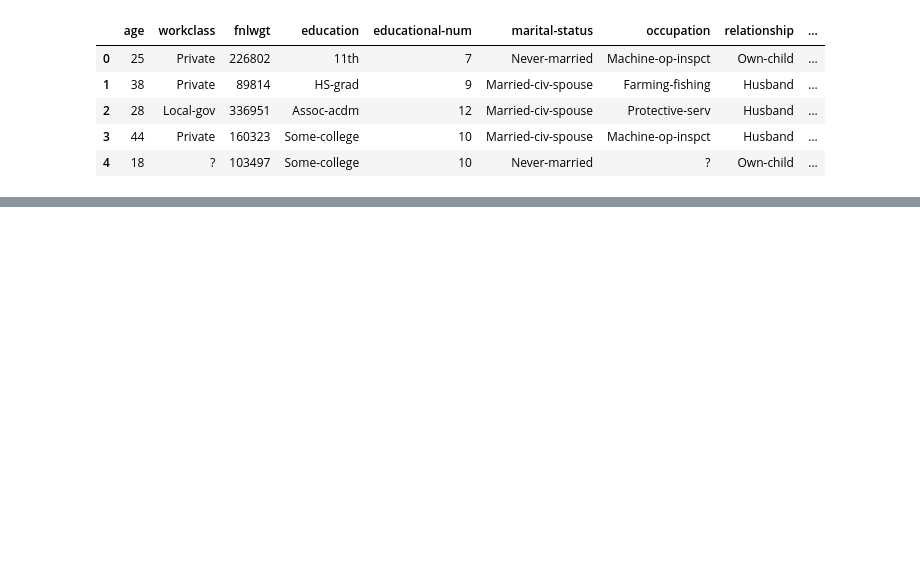
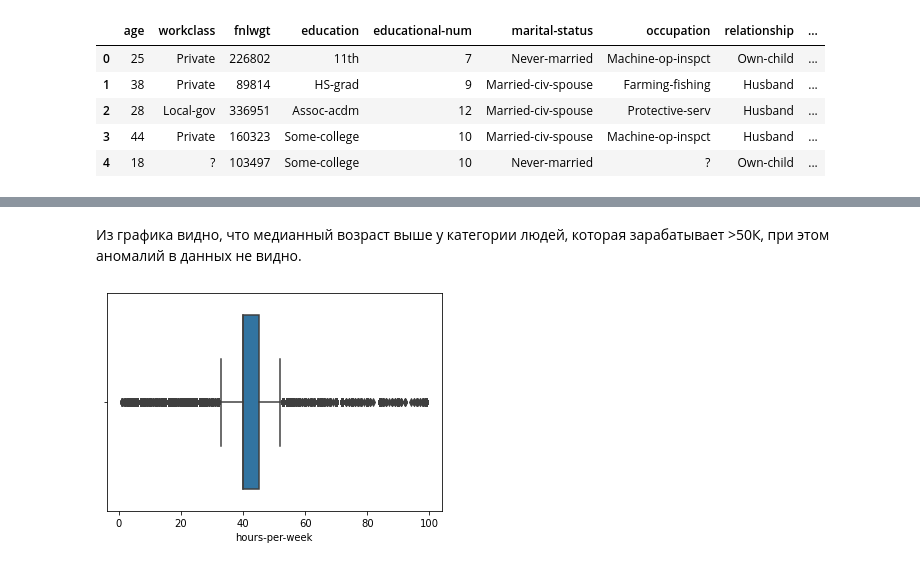
Before and after one commit to GitForPy/Machine-Learning, a Jupyter notebook: hw1.ipynb, the cells around one changed output, grey strips where cells are left out. Cells and saved outputs as stored; diff of their text form; code cells hidden in the pictures; blank space fills up the shorter version.

```diff
--- a/hw1.ipynb
+++ b/hw1.ipynb
@@ -34,0 +325,8 @@ memory usage: 5.6+ MB
+# %% [markdown]
+Из графика видно, что медианный возраст выше у категории людей, которая зарабатывает >50К, при этом аномалий в данных не видно.
+# %%
+sns.boxplot(data=df, x='hours-per-week')
+
+plt.show()
+# %% [output]
+[figure, added]
```
Also changed, not shown: parts of 72 cells of this notebook.
